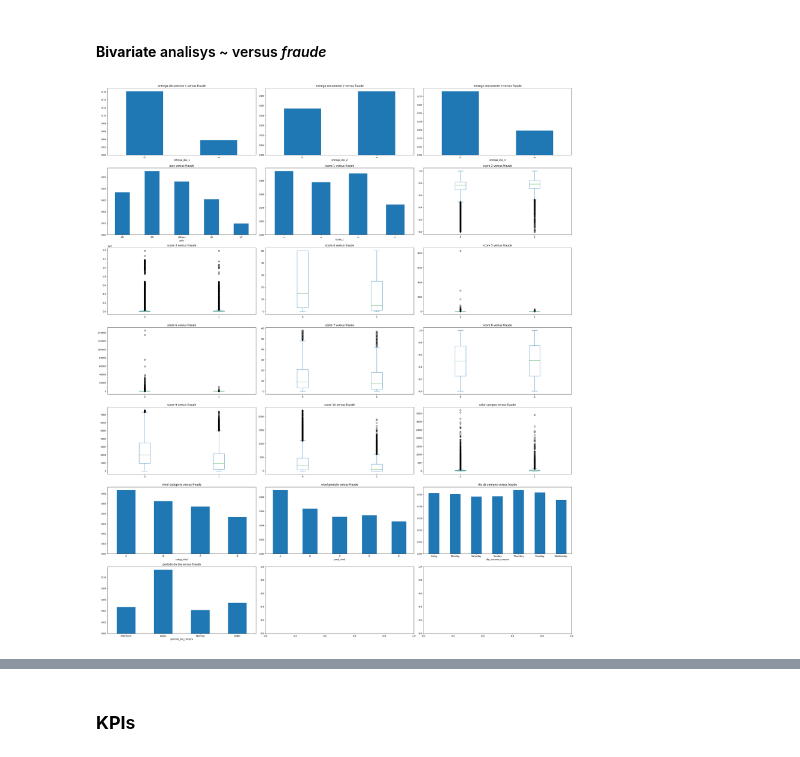
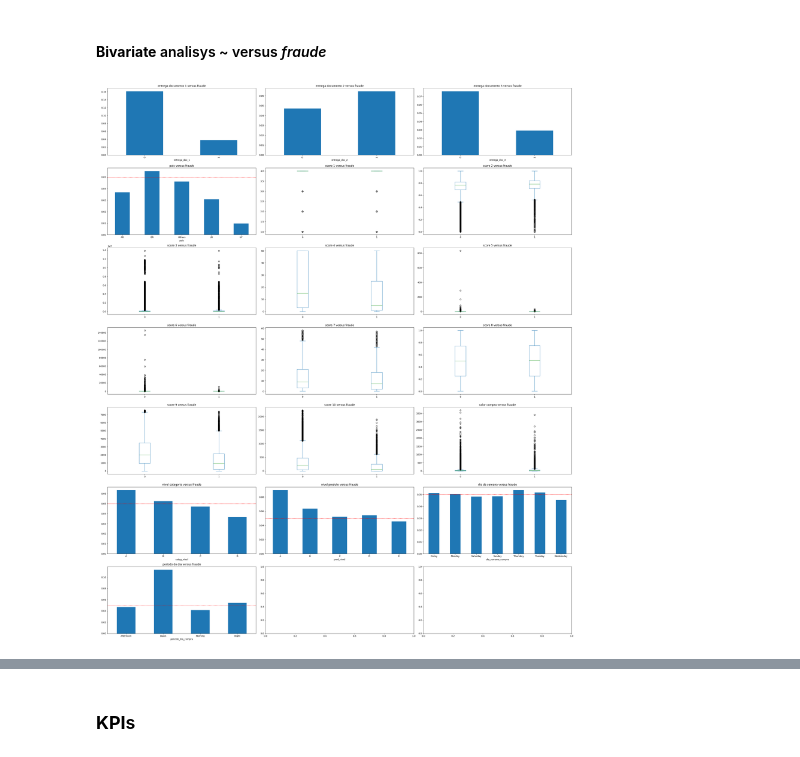
Before and after one commit to richardsantino/EBA-cases, a Jupyter notebook: 9. TCC/3 - fraude.ipynb, the cells around one changed output, grey strips where cells are left out. Drawn from its saved outputs; the diff is of its cells as text; code cells hidden in the pictures.

```diff
--- a/9. TCC/3 - fraude.ipynb
+++ b/9. TCC/3 - fraude.ipynb
@@ -376,10 +376,11 @@ df.groupby('entrega_doc_3')['fraude'].mean().sort_index().plot.bar(ax=axs[0, 2])
 axs[0, 2].set_title('entrega documento 3 versus fraude')
 
 df.groupby('pais')['fraude'].mean().plot.bar(ax=axs[1, 0])
+axs[1, 0].axhline(y=df['fraude'].mean(), color='r', linestyle='--', linewidth=1)
 axs[1, 0].tick_params(axis='x', labelrotation=0)
 axs[1, 0].set_title('pais versus fraude')
 
-df.groupby('score_1')['fraude'].mean().sort_index().plot.bar(ax=axs[1, 1])
+df[['fraude','score_1']].plot.box(by='fraude', ax=axs[1, 1])
 axs[1, 1].set_title('score 1 versus fraude')
 
 df[['fraude','score_2']].plot.box(by='fraude', ax=axs[1, 2])
@@ -404,32 +405,36 @@ df[['fraude','score_8']].plot.box(by='fraude', ax=axs[3, 2])
 axs[3, 2].set_title('score 8 versus fraude')
 
 df[['fraude','score_9']].plot.box(by='fraude', ax=axs[4, 0])
 axs[4, 0].set_title('score 9 versus fraude')
 
 df[['fraude','score_10']].plot.box(by='fraude', ax=axs[4, 1])
 axs[4, 1].set_title('score 10 versus fraude')
 
 df[['fraude','valor_compra']].plot.box(by='fraude', ax=axs[4, 2])
 axs[4, 2].set_title('valor compra versus fraude')
 
 df.groupby('categ_nivel')['fraude'].mean().sort_index().plot.bar(ax=axs[5, 0])
+axs[5, 0].axhline(y=df['fraude'].mean(), color='r', linestyle='--', linewidth=1)
 axs[5, 0].tick_params(axis='x', labelrotation=0)
 axs[5, 0].set_title('nivel categoria versus fraude')
 
 df.groupby('prod_nivel')['fraude'].mean().sort_index().plot.bar(ax=axs[5, 1])
+axs[5, 1].axhline(y=df['fraude'].mean(), color='r', linestyle='--', linewidth=1)
 axs[5, 1].tick_params(axis='x', labelrotation=0)
 axs[5, 1].set_title('nivel produto versus fraude')
 
 df.groupby('dia_semana_compra')['fraude'].mean().plot.bar(ax=axs[5, 2])
+axs[5, 2].axhline(y=df['fraude'].mean(), color='r', linestyle='--', linewidth=1)
 axs[5, 2].tick_params(axis='x', labelrotation=0)
 axs[5, 2].set_title('dia da semana versus fraude')
 
 df.groupby('periodo_dia_compra')['fraude'].mean().plot.bar(ax=axs[6, 0])
+axs[6, 0].axhline(y=df['fraude'].mean(), color='r', linestyle='--', linewidth=1)
 axs[6, 0].tick_params(axis='x', labelrotation=0)
 axs[6, 0].set_title('periodo do dia versus fraude')
 
 plt.tight_layout()
 plt.show()
 # %% [output]
-[figure, old version]
+[figure, new version]
 # %%
```
Also changed, not shown: parts of 8 cells of this notebook.
